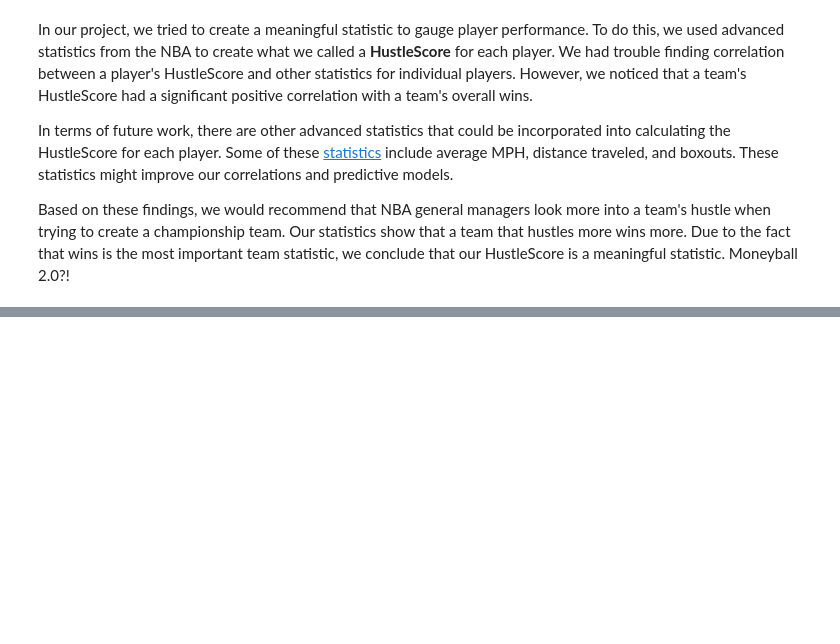
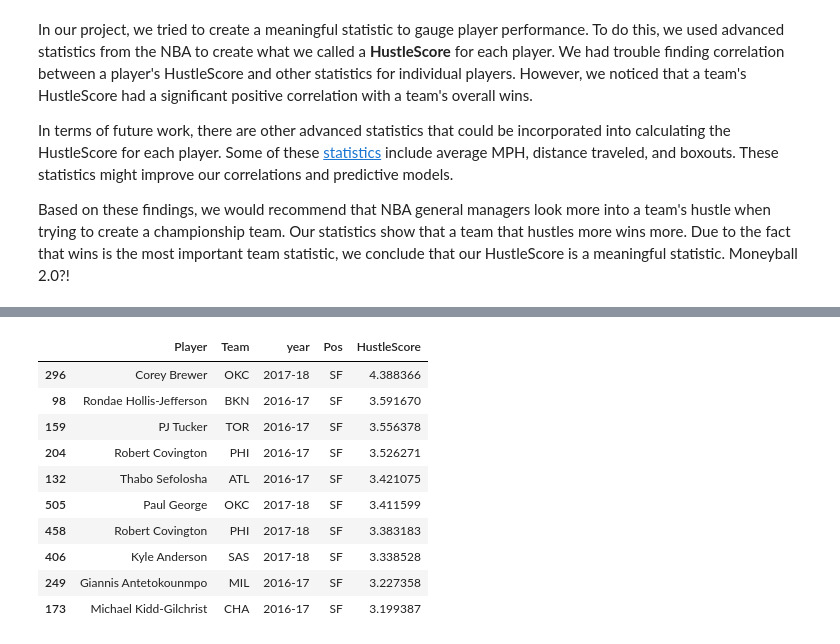
Before and after one commit to yklausner/yklausner.github.io, a Jupyter notebook: Final Project.ipynb, the cells around one changed output, grey strips where cells are left out. Saved outputs shown, nothing was run; the diff lists cells and outputs as text; code cells hidden in the pictures; blank space fills up the shorter version.

```diff
--- a/Final Project.ipynb
+++ b/Final Project.ipynb
@@ -835,0 +865,14 @@ Based on these findings, we would recommend that NBA general managers look more
+# %%
+shortenedHustleTable[shortenedHustleTable['Pos'] == 'SF'].head(10)
+# %% [output]
+|  | Player | Team | year | Pos | HustleScore |
+| 296 | Corey Brewer | OKC | 2017-18 | SF | 4.388366 |
+| 98 | Rondae Hollis-Jefferson | BKN | 2016-17 | SF | 3.591670 |
+| 159 | PJ Tucker | TOR | 2016-17 | SF | 3.556378 |
+| 204 | Robert Covington | PHI | 2016-17 | SF | 3.526271 |
+| 132 | Thabo Sefolosha | ATL | 2016-17 | SF | 3.421075 |
+| 505 | Paul George | OKC | 2017-18 | SF | 3.411599 |
+| 458 | Robert Covington | PHI | 2017-18 | SF | 3.383183 |
+| 406 | Kyle Anderson | SAS | 2017-18 | SF | 3.338528 |
+| 249 | Giannis Antetokounmpo | MIL | 2016-17 | SF | 3.227358 |
+| 173 | Michael Kidd-Gilchrist | CHA | 2016-17 | SF | 3.199387 |
```
Also changed, not shown: parts of 54 cells of this notebook, 1 other file.
